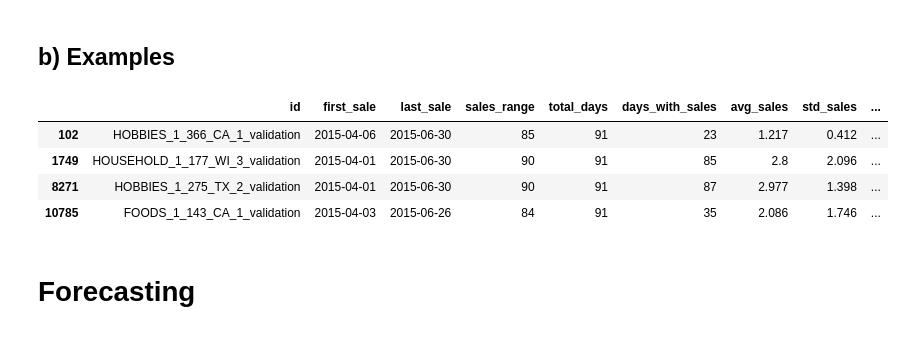
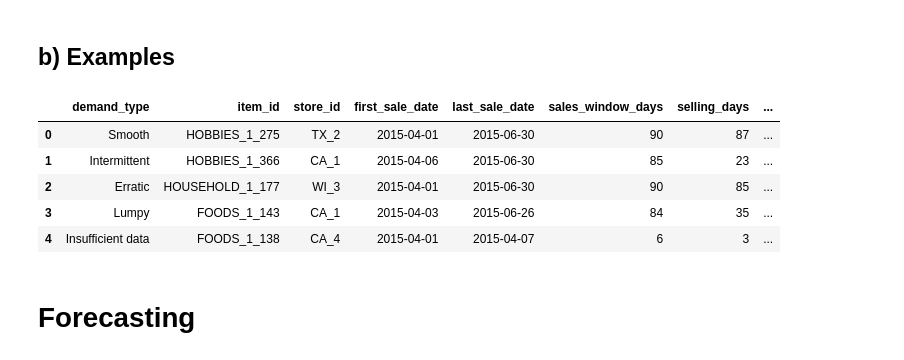
Before and after one commit to njimenez94/m5-forecasting, a Jupyter notebook: notebooks/02_demand_classification.ipynb, the cells around one changed output. Cells and saved outputs as stored; diff of their text form; code cells hidden in the pictures.

```diff
--- a/notebooks/02_demand_classification.ipynb
+++ b/notebooks/02_demand_classification.ipynb
@@ -39,15 +60,2 @@ demand_summary = con.query(query).to_df()
 # %% [markdown]
 # Processing data
-# %%
-demand_summary['ADI'] = (demand_summary['total_days'] / demand_summary['days_with_sales']).round(3)
-demand_summary['CV2'] = ((demand_summary['std_sales'] / demand_summary['avg_sales']) ** 2).round(3)
-# %%
-conditions = [
-    (demand_summary['ADI'] < 1.32) & (demand_summary['CV2'] < 0.49),
-    (demand_summary['ADI'] >= 1.32) & (demand_summary['CV2'] < 0.49),
-    (demand_summary['ADI'] < 1.32) & (demand_summary['CV2'] >= 0.49),
-    (demand_summary['ADI'] >= 1.32) & (demand_summary['CV2'] >= 0.49),
-]
-
-demand_categories = ['Smooth', 'Intermittent', 'Erratic', 'Lumpy']
-demand_summary['demand_type'] = np.select(conditions, demand_categories, default= 'Unknown')
@@ -89,2 +173,9 @@ demand_summary = demand_summary.astype(dtypes_dict).round(3)
+# %%
+demand_summary = (
+    demand_summary
+    .pipe(classify_demand)
+    .pipe(tag_insufficient_data)
+    .pipe(format_demand_summary)
+)
 # %% [markdown]
 # EDA
@@ -243,20 +508,37 @@ plt.show()
 # %% [markdown]
 ## b) Examples
 # %%
+# Define representative examples for each demand type
 intermittent_item = 'HOBBIES_1_366_CA_1_validation'
-smooth_item = 'HOBBIES_1_275_TX_2_validation'
-erratic_item = 'HOUSEHOLD_1_177_WI_3_validation'
-lumpy_item = 'FOODS_1_143_CA_1_validation'
+smooth_item       = 'HOBBIES_1_275_TX_2_validation'
+erratic_item      = 'HOUSEHOLD_1_177_WI_3_validation'
+lumpy_item        = 'FOODS_1_143_CA_1_validation'
+insdata_item      = 'FOODS_1_138_CA_4_validation'
 
-items = [intermittent_item, smooth_item, erratic_item, lumpy_item]
+items = [intermittent_item, smooth_item, erratic_item, lumpy_item, insdata_item]
 
-display(demand_summary.query(f"id in {items}"))
+# DuckDB query: extract only the selected items and their metrics
+query = """
+SELECT
+    demand_type, item_id, store_id,
+    first_sale_date, last_sale_date, sales_window_days, selling_days, ADI,
+    avg_sales, std_sales, CV2
+FROM demand_summary
+WHERE id IN $items
+ORDER BY demand_type
+"""
+
+# Execute query and return result as a Pandas DataFrame
+sample_df = con.execute(query, {"items": items}).df().round(2)
+
+sample_df
 # %% [output]
-|  | id | first_sale | last_sale | sales_range | total_days | days_with_sales | avg_sales | std_sales | ... |
-| 102 | HOBBIES_1_366_CA_1_validation | 2015-04-06 | 2015-06-30 | 85 | 91 | 23 | 1.217 | 0.412 | ... |
-| 1749 | HOUSEHOLD_1_177_WI_3_validation | 2015-04-01 | 2015-06-30 | 90 | 91 | 85 | 2.8 | 2.096 | ... |
-| 8271 | HOBBIES_1_275_TX_2_validation | 2015-04-01 | 2015-06-30 | 90 | 91 | 87 | 2.977 | 1.398 | ... |
-| 10785 | FOODS_1_143_CA_1_validation | 2015-04-03 | 2015-06-26 | 84 | 91 | 35 | 2.086 | 1.746 | ... |
+|  | demand_type | item_id | store_id | first_sale_date | last_sale_date | sales_window_days | selling_days | ... |
+| 0 | Smooth | HOBBIES_1_275 | TX_2 | 2015-04-01 | 2015-06-30 | 90 | 87 | ... |
+| 1 | Intermittent | HOBBIES_1_366 | CA_1 | 2015-04-06 | 2015-06-30 | 85 | 23 | ... |
+| 2 | Erratic | HOUSEHOLD_1_177 | WI_3 | 2015-04-01 | 2015-06-30 | 90 | 85 | ... |
+| 3 | Lumpy | FOODS_1_143 | CA_1 | 2015-04-03 | 2015-06-26 | 84 | 35 | ... |
+| 4 | Insufficient data | FOODS_1_138 | CA_4 | 2015-04-01 | 2015-04-07 | 6 | 3 | ... |
 # %%
 query = f"""
 SELECT
```
Also changed, not shown: parts of 34 cells of this notebook, 10 other files.
